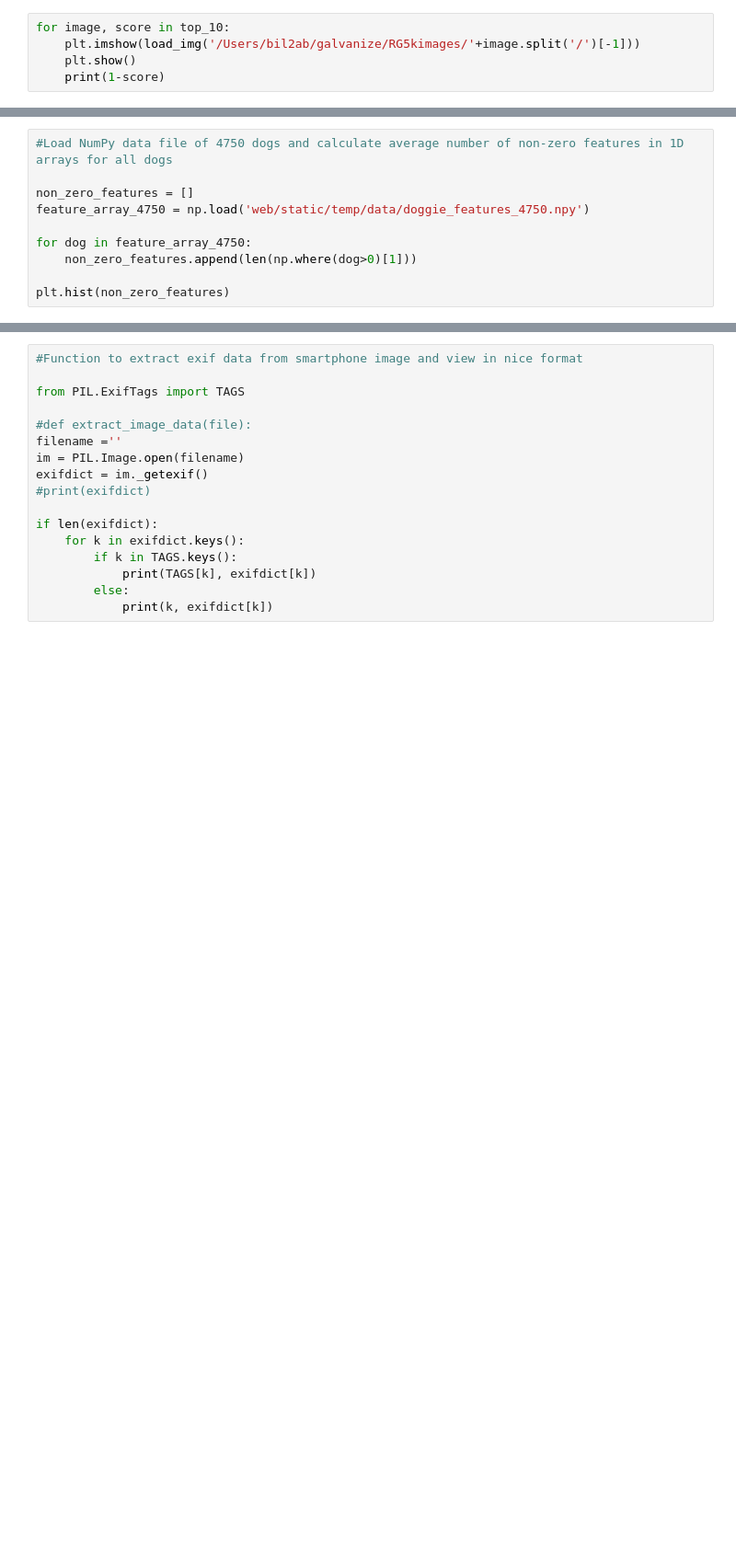
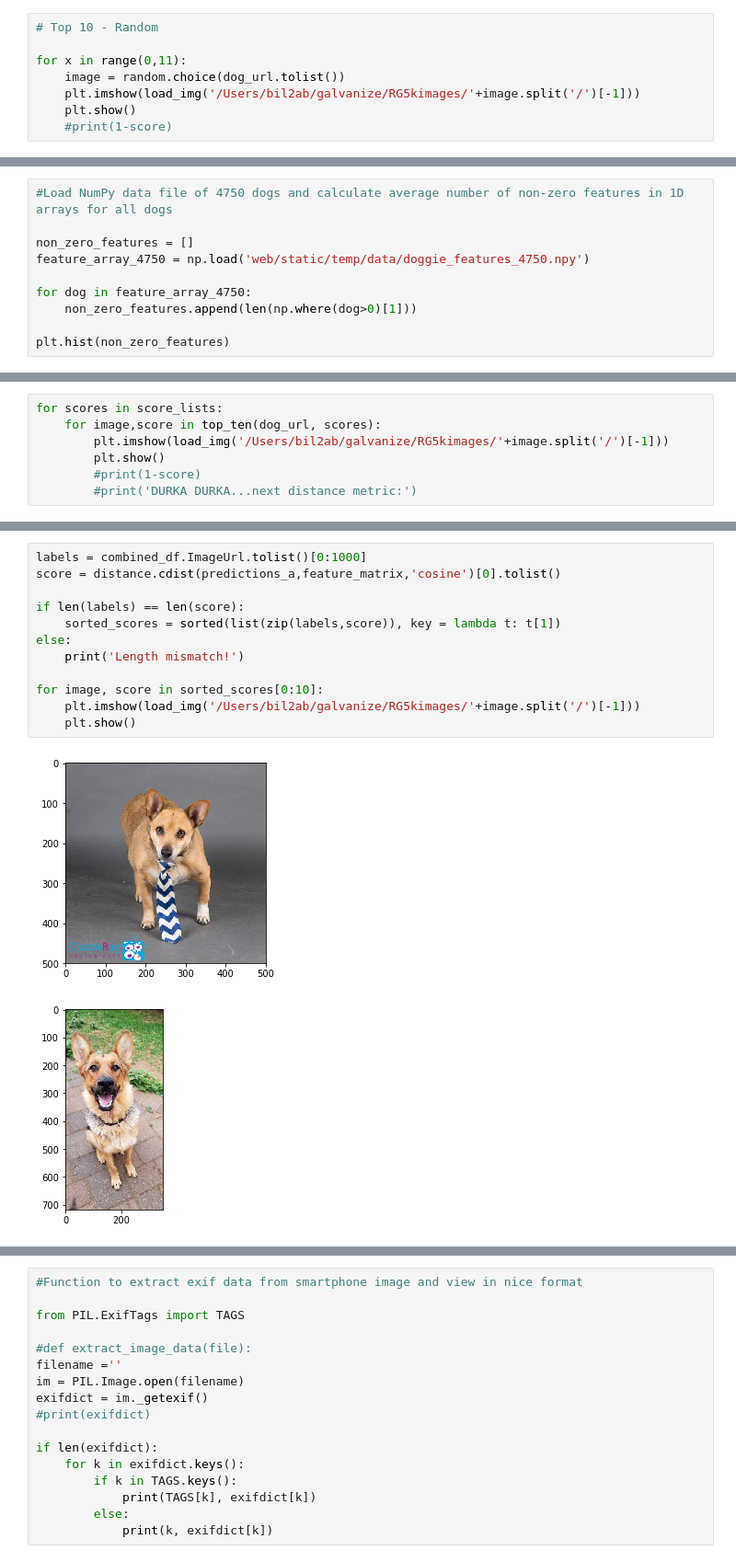
Before and after one commit to drunkONdata/fetch_dog_adoption, a Jupyter notebook: fetch_demo.ipynb, the cells around one changed output, grey strips where cells are left out. Shown at 92% size. Saved outputs shown, nothing was run; the diff lists cells and outputs as text; blank space fills up the shorter version.

```diff
--- a/fetch_demo.ipynb
+++ b/fetch_demo.ipynb
@@ -113,7 +145,10 @@ sorted_zipped_dogs = sorted(zipped_dogs, key = lambda t: t[1])
 top_10 = sorted_zipped_dogs[0:11]
 #top_10
 # %%
-for image, score in top_10:
+# Top 10 - Random
+
+for x in range(0,11):
+    image = random.choice(dog_url.tolist())
     plt.imshow(load_img('/Users/bil2ab/galvanize/RG5kimages/'+image.split('/')[-1]))
     plt.show()
-    print(1-score)
+    #print(1-score)
@@ -154 +165,8 @@ max(non_zero_features)
+# %%
+for scores in score_lists:
+    for image,score in top_ten(dog_url, scores):
+        plt.imshow(load_img('/Users/bil2ab/galvanize/RG5kimages/'+image.split('/')[-1]))
+        plt.show()
+        #print(1-score)
+        #print('DURKA DURKA...next distance metric:')
 # %%
@@ -291,0 +239,15 @@ plt.imshow(np.uint8(image_batch[0]))
+# %%
+labels = combined_df.ImageUrl.tolist()[0:1000]
+score = distance.cdist(predictions_a,feature_matrix,'cosine')[0].tolist()
+
+if len(labels) == len(score):
+    sorted_scores = sorted(list(zip(labels,score)), key = lambda t: t[1])
+else:
+    print('Length mismatch!')
+
+for image, score in sorted_scores[0:10]:
+    plt.imshow(load_img('/Users/bil2ab/galvanize/RG5kimages/'+image.split('/')[-1]))
+    plt.show()
+# %% [output]
+[figure, added]
+[figure, added]
```
Also changed, not shown: parts of 30 cells of this notebook, 9 other files.
